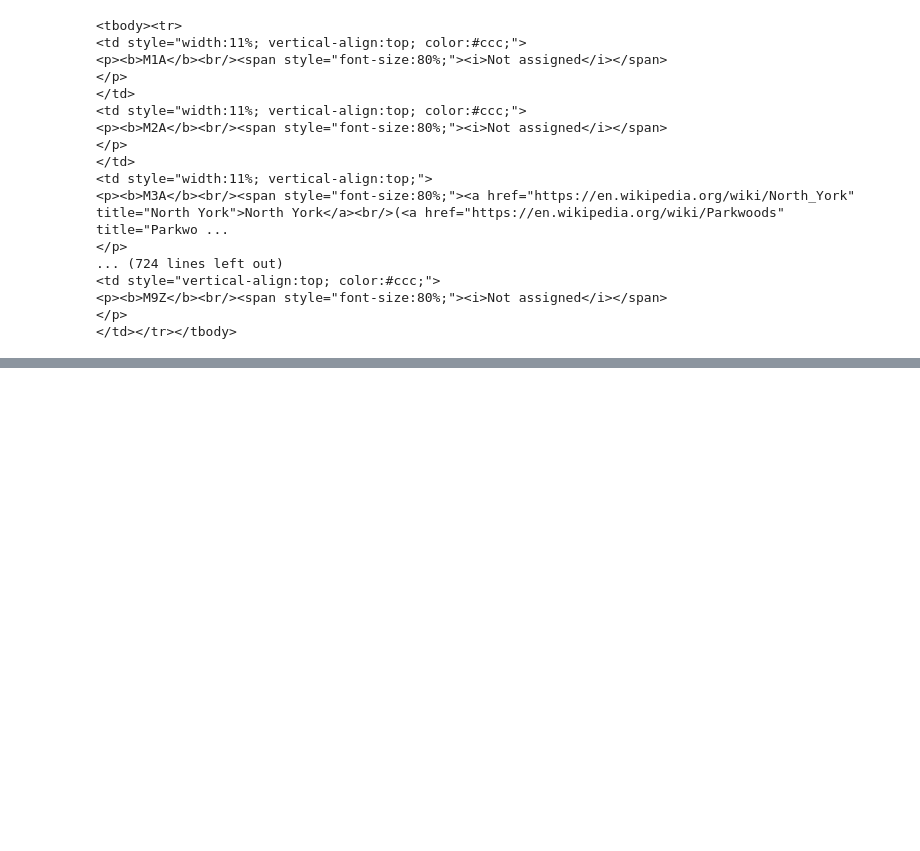
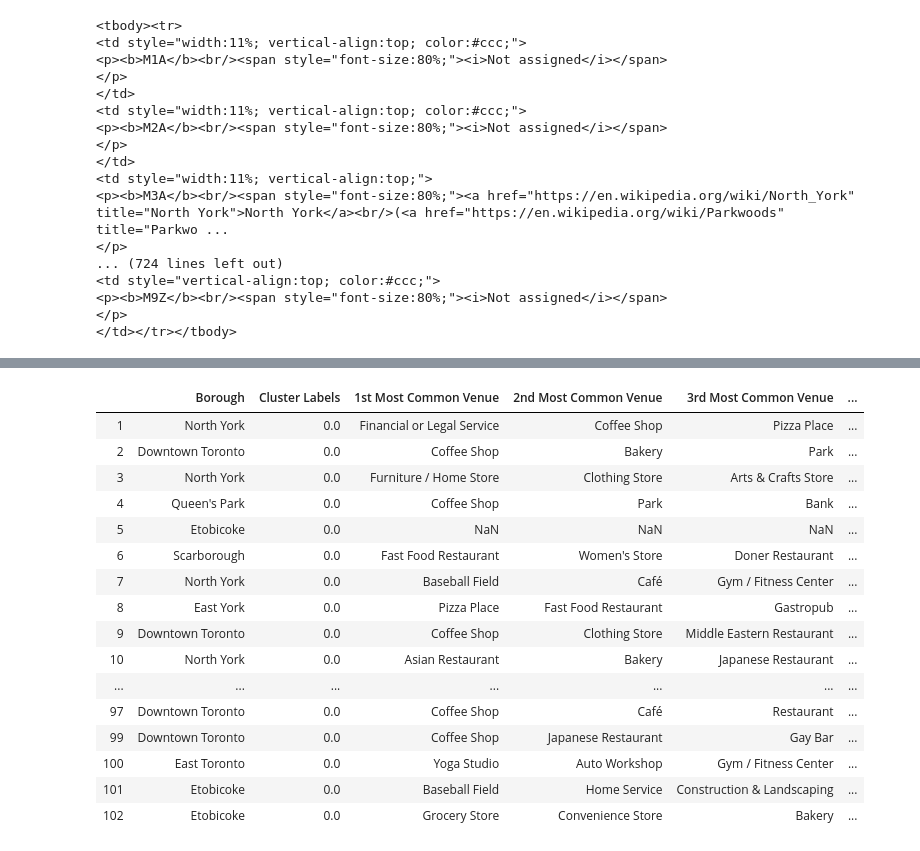
Before and after one commit to George-cq/george-cq-repository, a Jupyter notebook: Capstone Project Lab3.ipynb, the cells around one changed output, grey strips where cells are left out. Cells and saved outputs as stored; diff of their text form; code cells hidden in the pictures; blank space fills up the shorter version.

```diff
--- a/Capstone Project Lab3.ipynb
+++ b/Capstone Project Lab3.ipynb
@@ -91,0 +480,27 @@ neighborhoods
+# %%
+def return_most_common_venues(row, num_top_venues):
+    row_categories = row.iloc[1:]
+    row_categories_sorted = row_categories.sort_values(ascending=False)
+
+    return row_categories_sorted.index.values[0:num_top_venues]
+# %%
+num_top_venues = 10
+
+indicators = ['st', 'nd', 'rd']
+
+# create columns according to number of top venues
+columns = ['Neighborhood']
+for ind in np.arange(num_top_venues):
+    try:
+        columns.append('{}{} Most Common Venue'.format(ind+1, indicators[ind]))
+    except:
+        columns.append('{}th Most Common Venue'.format(ind+1))
+
+# create a new dataframe
+neighborhoods_venues_sorted = pd.DataFrame(columns=columns)
+neighborhoods_venues_sorted['Neighborhood'] = grouped['Neighborhood']
+
+for ind in np.arange(grouped.shape[0]):
+    neighborhoods_venues_sorted.iloc[ind, 1:] = return_most_common_venues(grouped.iloc[ind, :], num_top_venues)
+
+neighborhoods_venues_sorted.head()
@@ -91,0 +527,8 @@ neighborhoods
+# %%
+# add clustering labels
+merged = neighborhoods
+
+# merge toronto_grouped with toronto_data to add latitude/longitude for each neighborhood
+merged = merged.join(neighborhoods_venues_sorted.set_index('Neighborhood'), on='Neighborhood')
+
+merged.head() # check the last columns!
@@ -91,0 +542,2 @@ neighborhoods
+# %%
+merged['Cluster Labels'][merged['Cluster Labels'].isnull()]=0
@@ -91,0 +575,20 @@ neighborhoods
+# %%
+merged.loc[merged['Cluster Labels'] == 0, merged.columns[[1] + list(range(5, merged.shape[1]))]]
+# %% [output]
+|  | Borough | Cluster Labels | 1st Most Common Venue | 2nd Most Common Venue | 3rd Most Common Venue | ... |
+| 1 | North York | 0.0 | Financial or Legal Service | Coffee Shop | Pizza Place | ... |
+| 2 | Downtown Toronto | 0.0 | Coffee Shop | Bakery | Park | ... |
+| 3 | North York | 0.0 | Furniture / Home Store | Clothing Store | Arts & Crafts Store | ... |
+| 4 | Queen's Park | 0.0 | Coffee Shop | Park | Bank | ... |
+| 5 | Etobicoke | 0.0 | NaN | NaN | NaN | ... |
+| 6 | Scarborough | 0.0 | Fast Food Restaurant | Women's Store | Doner Restaurant | ... |
+| 7 | North York | 0.0 | Baseball Field | Café | Gym / Fitness Center | ... |
+| 8 | East York | 0.0 | Pizza Place | Fast Food Restaurant | Gastropub | ... |
+| 9 | Downtown Toronto | 0.0 | Coffee Shop | Clothing Store | Middle Eastern Restaurant | ... |
+| 10 | North York | 0.0 | Asian Restaurant | Bakery | Japanese Restaurant | ... |
+| ... | ... | ... | ... | ... | ... | ... |
+| 97 | Downtown Toronto | 0.0 | Coffee Shop | Café | Restaurant | ... |
+| 99 | Downtown Toronto | 0.0 | Coffee Shop | Japanese Restaurant | Gay Bar | ... |
+| 100 | East Toronto | 0.0 | Yoga Studio | Auto Workshop | Gym / Fitness Center | ... |
+| 101 | Etobicoke | 0.0 | Baseball Field | Home Service | Construction & Landscaping | ... |
+| 102 | Etobicoke | 0.0 | Grocery Store | Convenience Store | Bakery | ... |
```
Also changed, not shown: parts of 47 cells of this notebook.
